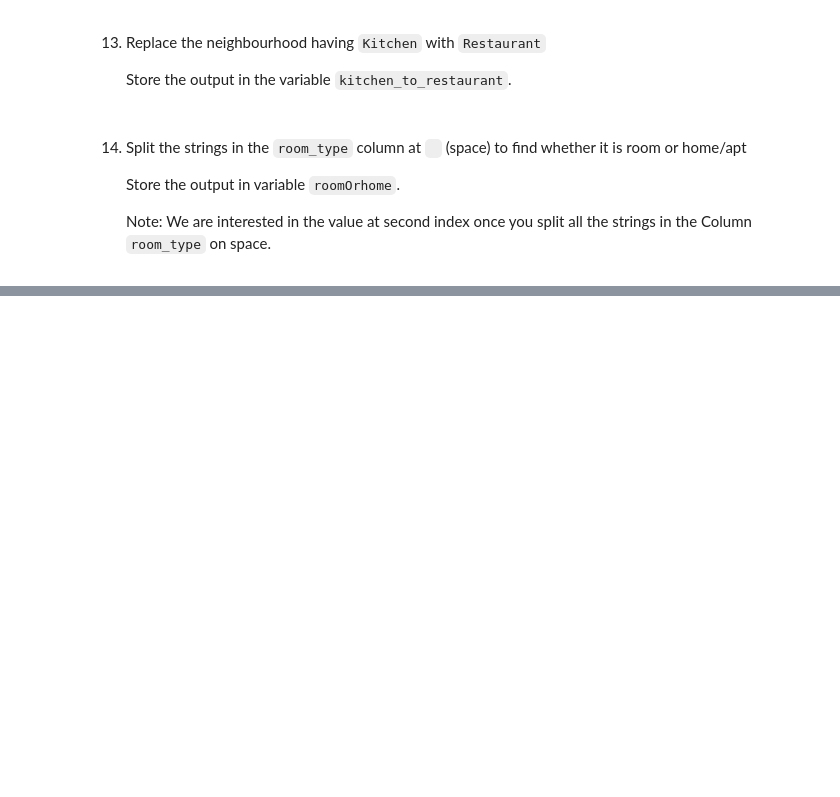
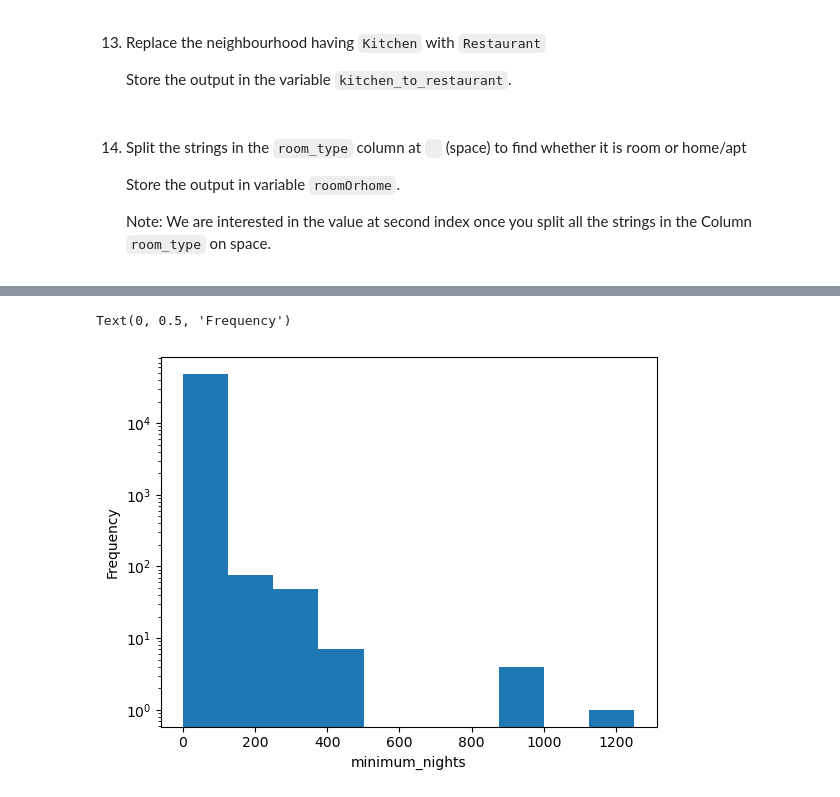
Before and after one commit to DVadeus/Data-Analysis, a Jupyter notebook: 3 Data Cleaning Pandas.ipynb, the cells around one changed output, grey strips where cells are left out. Drawn from its saved outputs; the diff is of its cells as text; code cells hidden in the pictures; blank space fills up the shorter version.

```diff
--- a/3 Data Cleaning Pandas.ipynb
+++ b/3 Data Cleaning Pandas.ipynb
@@ -2332,0 +2367,8 @@ roomOrhome = df['room_type'].str.split()
+# %%
+Nights_plot = df['minimum_nights'].plot(kind='hist')
+Nights_plot.set_yscale('log')
+Nights_plot.set_xlabel('minimum_nights')
+Nights_plot.set_ylabel('Frequency')
+# %% [output]
+Text(0, 0.5, 'Frequency')
+[figure, added]
```
Also changed, not shown: parts of 72 cells of this notebook, 1 other file.
